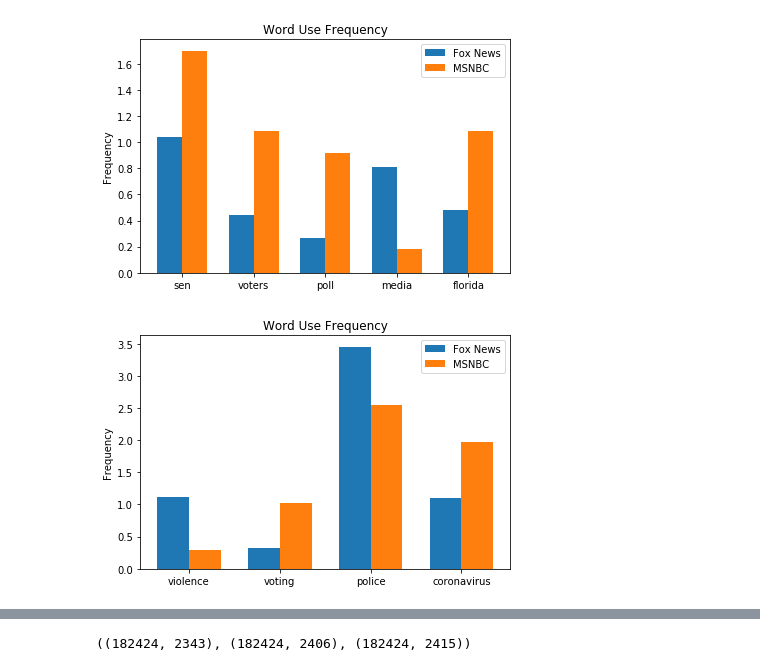
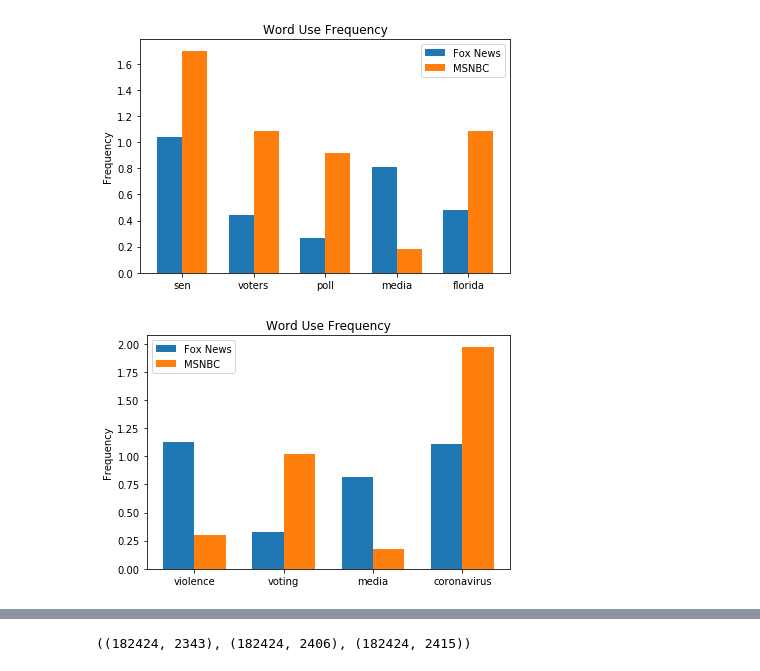
Before and after one commit to leckieje/chyrons_nlp, a Jupyter notebook: chyrons_book.ipynb, the cells around one changed output, grey strips where cells are left out. Drawn from its saved outputs; the diff is of its cells as text; code cells hidden in the pictures.

```diff
--- a/chyrons_book.ipynb
+++ b/chyrons_book.ipynb
@@ -446,6 +467,6 @@ chart_freq_diff(df[24:29])
 # %% [output]
 [figure]
 # %%
-chart_word_diff(df, ['violence', 'voting', 'police', 'coronavirus'])
+chart_word_diff(df, ['violence', 'voting', 'media', 'coronavirus'])
 # %% [output]
-[figure, old version]
+[figure, new version]
```
Also changed, not shown: parts of 7 cells of this notebook.
